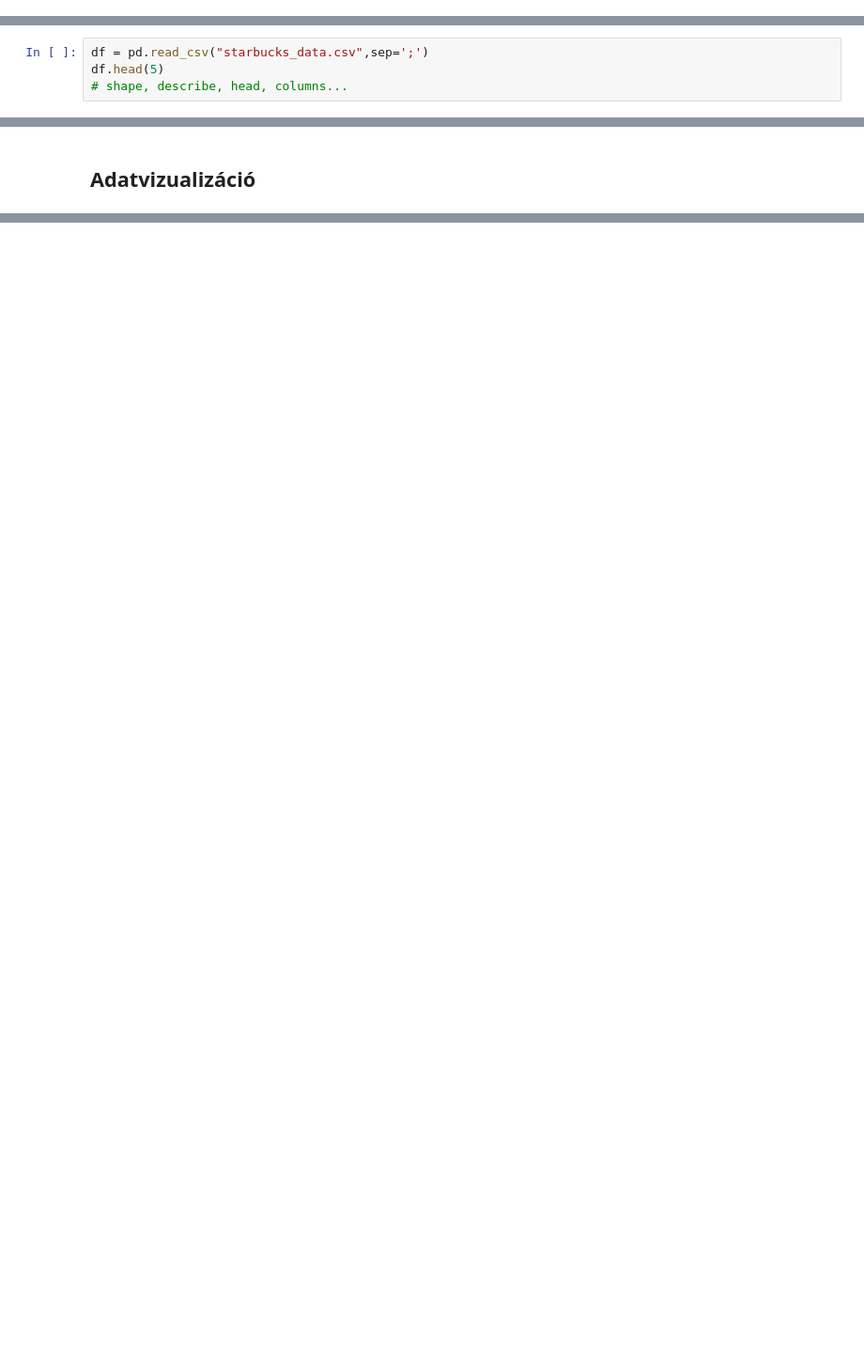
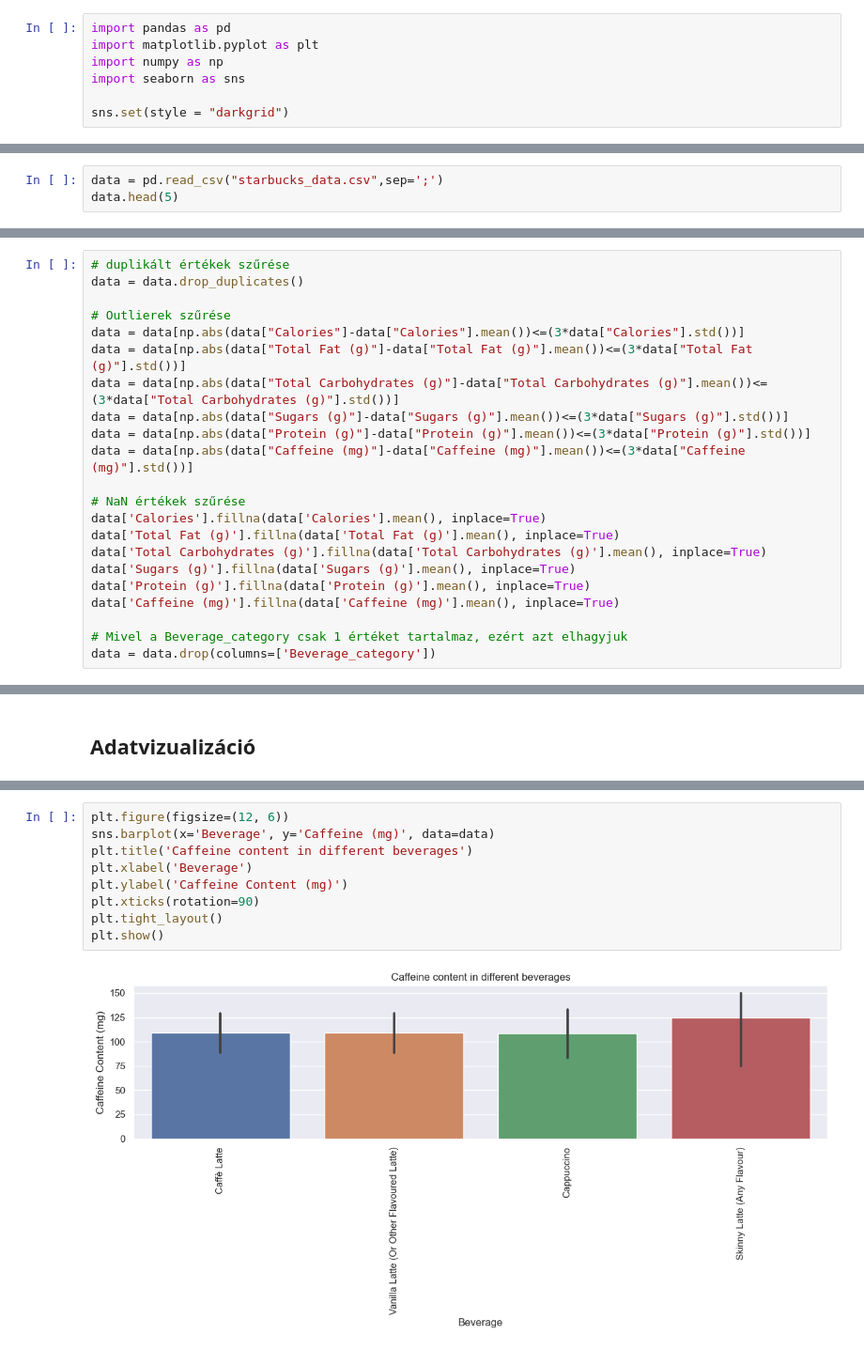
Before and after one commit to tothKarolyDavid/starbucks-data-analysis, a Jupyter notebook: NEPTUN_ASSIGNMENT.ipynb, the cells around one changed output, grey strips where cells are left out. Shown: that part at 94% size. Drawn from its saved outputs; the diff is of its cells as text; blank space fills up the shorter version.

```diff
--- a/NEPTUN_ASSIGNMENT.ipynb
+++ b/NEPTUN_ASSIGNMENT.ipynb
@@ -29,9 +9,15 @@ import pandas as pd
+# %%
+import pandas as pd
+import matplotlib.pyplot as plt
+import numpy as np
+import seaborn as sns
+
+sns.set(style = "darkgrid")
 # %% [markdown]
 ## Adatbetöltés és feltérképezés
 # %%
-df = pd.read_csv("starbucks_data.csv",sep=';')
-df.head(5)
-# shape, describe, head, columns...
+data = pd.read_csv("starbucks_data.csv",sep=';')
+data.head(5)
 # %% [output]
 |  | ID | Beverage_category | Beverage | Beverage_prep | Calories | Total Fat (g) | Total Carbohydrates (g) | ... |
 | 0 | 4 | Classic Espresso Drinks | Caffè Latte | Short Nonfat Milk | 70.0 | 0.1 | 75.0 | ... |
@@ -49,0 +77,22 @@ df.head(5)
+# %%
+# duplikált értékek szűrése
+data = data.drop_duplicates()
+
+# Outlierek szűrése
+data = data[np.abs(data["Calories"]-data["Calories"].mean())<=(3*data["Calories"].std())]
+data = data[np.abs(data["Total Fat (g)"]-data["Total Fat (g)"].mean())<=(3*data["Total Fat (g)"].std())]
+data = data[np.abs(data["Total Carbohydrates (g)"]-data["Total Carbohydrates (g)"].mean())<=(3*data["Total Carbohydrates (g)"].std())]
+data = data[np.abs(data["Sugars (g)"]-data["Sugars (g)"].mean())<=(3*data["Sugars (g)"].std())]
+data = data[np.abs(data["Protein (g)"]-data["Protein (g)"].mean())<=(3*data["Protein (g)"].std())]
+data = data[np.abs(data["Caffeine (mg)"]-data["Caffeine (mg)"].mean())<=(3*data["Caffeine (mg)"].std())]
+
+# NaN értékek szűrése
+data['Calories'].fillna(data['Calories'].mean(), inplace=True)
+data['Total Fat (g)'].fillna(data['Total Fat (g)'].mean(), inplace=True)
+data['Total Carbohydrates (g)'].fillna(data['Total Carbohydrates (g)'].mean(), inplace=True)
+data['Sugars (g)'].fillna(data['Sugars (g)'].mean(), inplace=True)
+data['Protein (g)'].fillna(data['Protein (g)'].mean(), inplace=True)
+data['Caffeine (mg)'].fillna(data['Caffeine (mg)'].mean(), inplace=True)
+
+# Mivel a Beverage_category csak 1 értéket tartalmaz, ezért azt elhagyjuk
+data = data.drop(columns=['Beverage_category'])
@@ -54,0 +123,11 @@ df.head(5)
+# %%
+plt.figure(figsize=(12, 6))
+sns.barplot(x='Beverage', y='Caffeine (mg)', data=data)
+plt.title('Caffeine content in different beverages')
+plt.xlabel('Beverage')
+plt.ylabel('Caffeine Content (mg)')
+plt.xticks(rotation=90)
+plt.tight_layout()
+plt.show()
+# %% [output]
+[figure, added]
```
Also changed, not shown: parts of 24 cells of this notebook.
